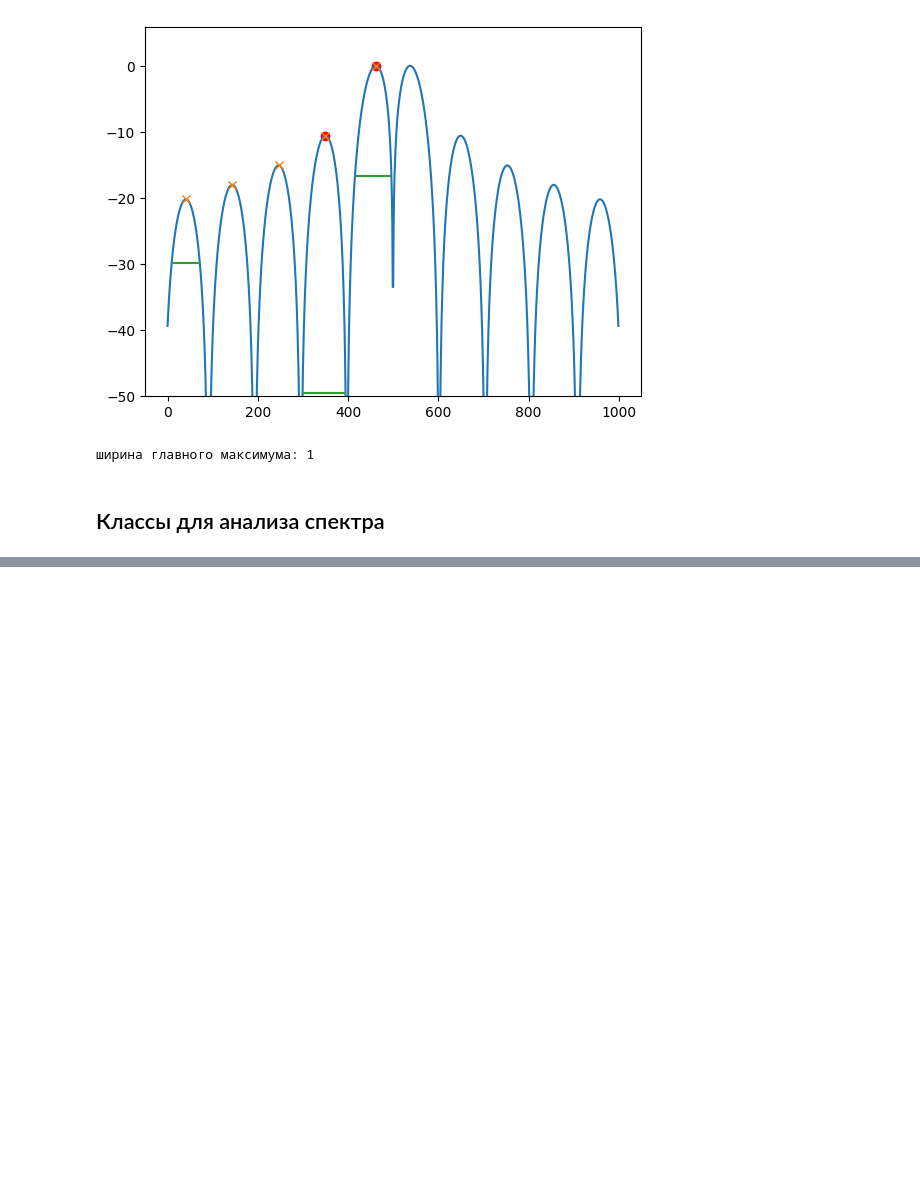
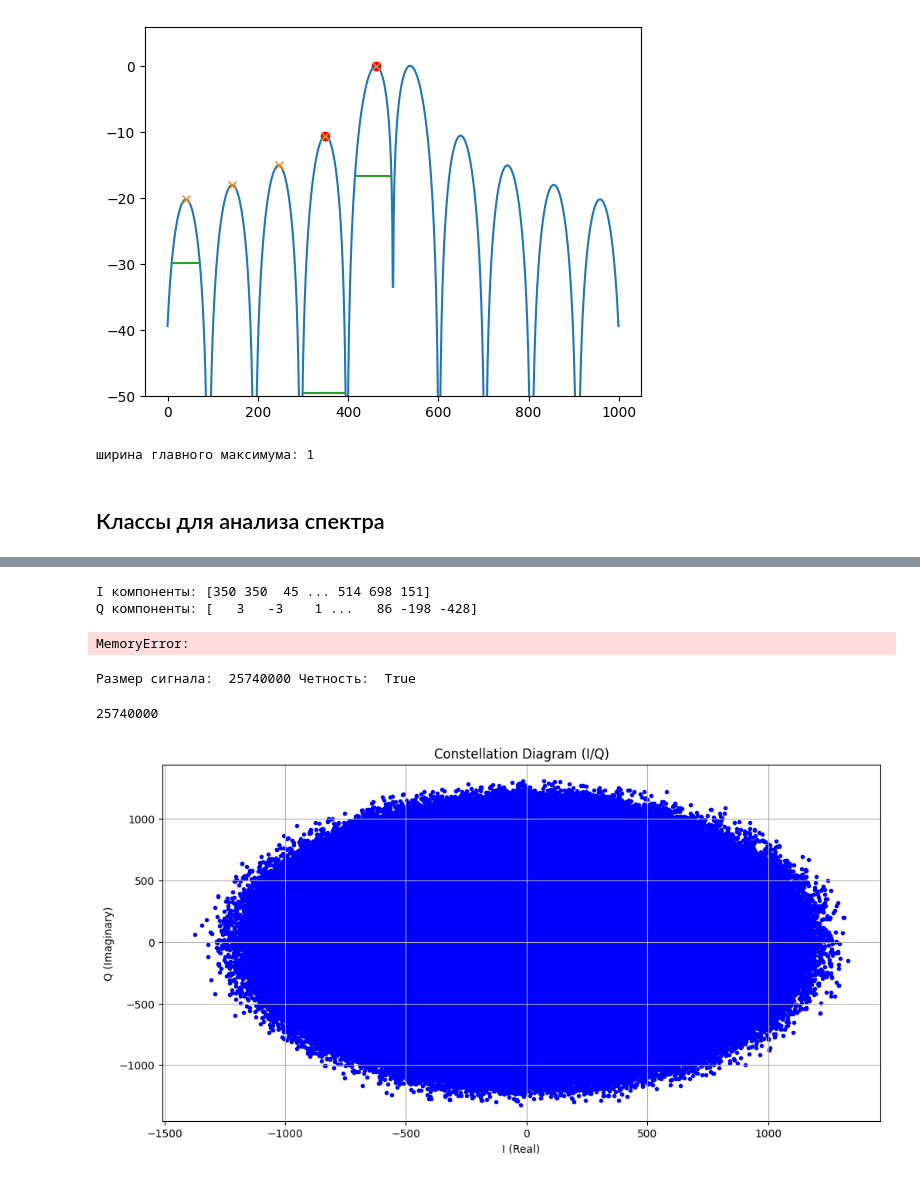
Before and after one commit to AlfaIV/PISH-DSP, a Jupyter notebook: Наброски.ipynb, the cells around one changed output, grey strips where cells are left out. Drawn from its saved outputs; the diff is of its cells as text; code cells hidden in the pictures; blank space fills up the shorter version.

```diff
--- a/Наброски.ipynb
+++ b/Наброски.ipynb
@@ -319,0 +336,42 @@ class ScipyAnalizer(SpectrumAnalizer):
+# %%
+# file_path = '.\datasets\gps10.bin'
+file_path = 'datasets\gpsMax.bin\gpsMax.bin'
+
+data = np.fromfile(file_path, dtype=np.int16)
+# %%
+I = data[0::2]
+Q = data[1::2]
+
+print("I компоненты:", I)
+print("Q компоненты:", Q)
+print("размер выборок:", len(Q))
+# %% [output]
+I компоненты: [350 350  45 ... 514 698 151]
+Q компоненты: [   3   -3    1 ...   86 -198 -428]
+# %%
+# signal = I + 1j * Q
+signal = np.empty([complex(I[i], Q[i]) for i in range(len(I))])
+print('Размер сигнала: ', len(signal), 'Четность: ', len(signal) % 2 == 0)
+# %% [output]
+MemoryError:
+# %%
+fft_result = np.fft.fft(signal)
+frequencies = np.fft.fftfreq(len(signal))
+magnitude = np.abs(fft_result)
+# %% [output]
+Размер сигнала:  25740000 Четность:  True
+# %%
+print(len(magnitude))
+# %% [output]
+25740000
+# %%
+plt.figure(figsize=(12, 6))
+plt.scatter(I, Q, marker='.', color='b')
+plt.xlabel('I (Real)')
+plt.ylabel('Q (Imaginary)')
+plt.title('Constellation Diagram (I/Q)')
+plt.grid()
+# plt.xlim(0, 0.5)
+plt.show()
+# %% [output]
+[figure, added]
```
Also changed, not shown: parts of 17 cells of this notebook, 1 other file.
